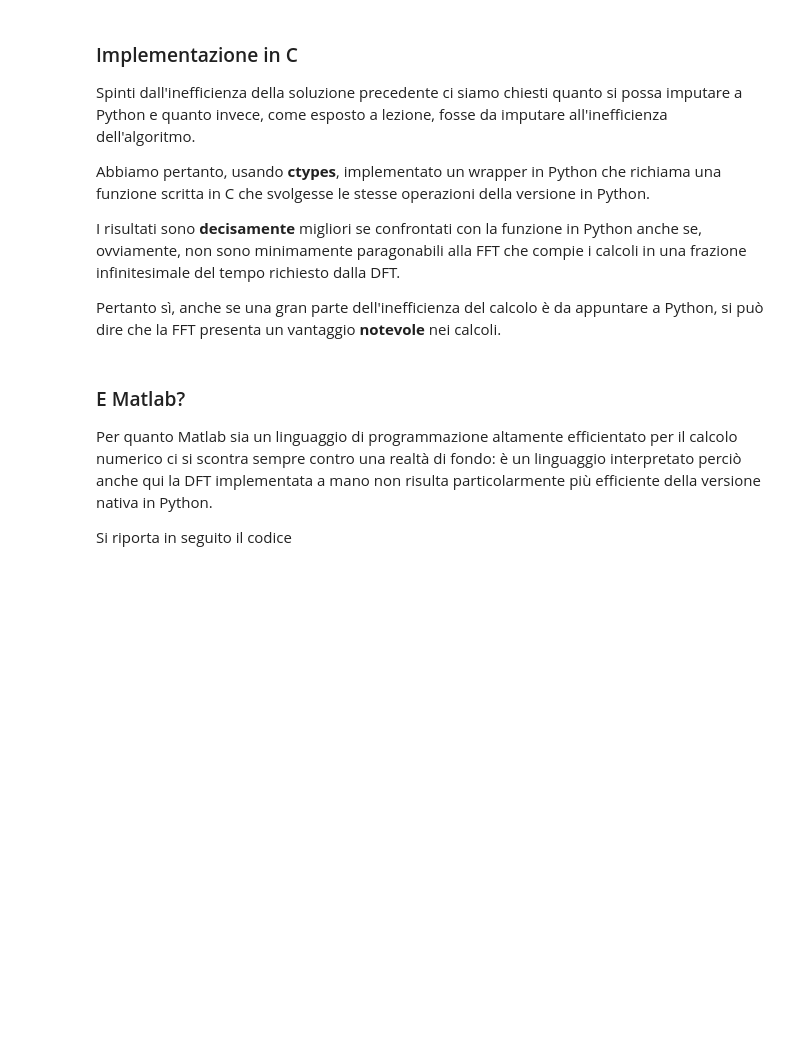
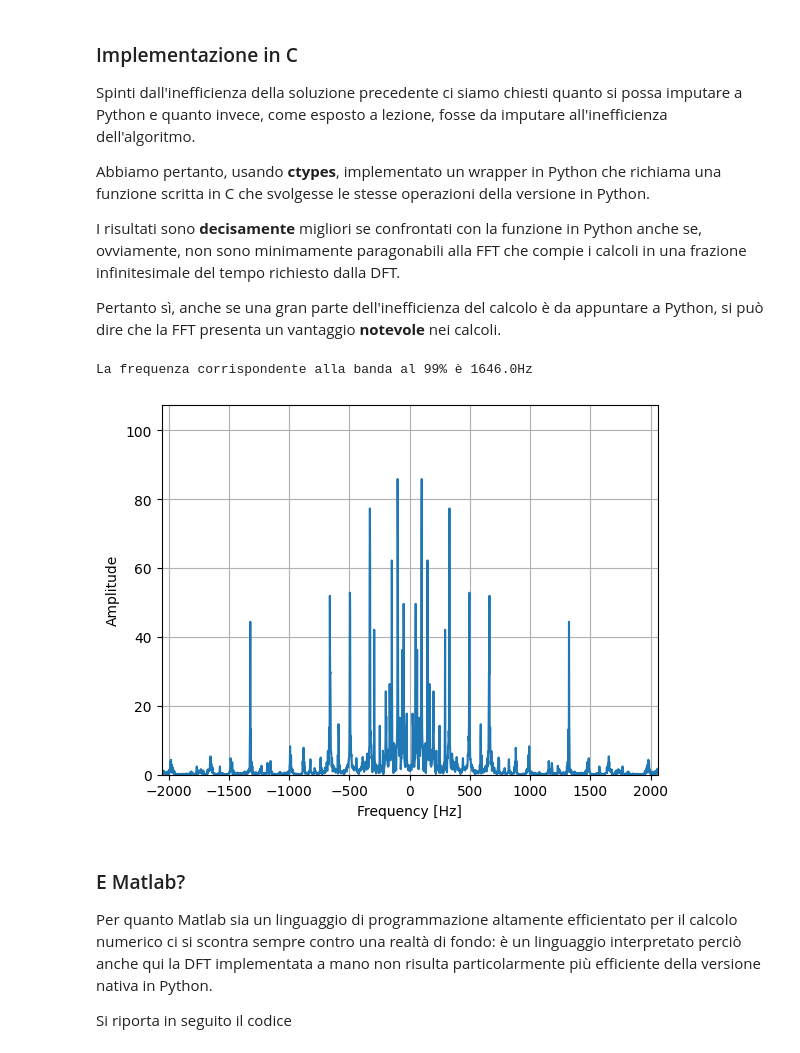
Before and after one commit to AlexF1789/homeworkTes, a Jupyter notebook: notebook/notebook.ipynb, the cells around one changed output. Saved outputs shown, nothing was run; the diff lists cells and outputs as text; code cells hidden in the pictures; blank space fills up the shorter version.

```diff
--- a/notebook/notebook.ipynb
+++ b/notebook/notebook.ipynb
@@ -97,19 +108,24 @@ Pertanto sì, anche se una gran parte dell'inefficienza del calcolo è da appunt
 # %%
 # calcoliamo la FFT sugli N campioni compresi tra 1 e 2 secondi (24000 campioni su 48000 campioni al secondo)
 dft_c = tes.dft_c(audio[N:2*N]) # qui non chiamiamo abs perché viene già calcolato da C
 
 # calcoliamo lo spettro
 spettro_dft_c = tes.get_spettro(dft_c)
 
-# calcoliamo il limite di frequenza per avere la banda al 90% del segnale
-max_freq_banda = tes.get_limite_banda(spettro_dft_c, Df, 90)
-print(f"La frequenza corrispondente alla banda al 90% è {max_freq_banda}Hz")
+# calcoliamo il limite di frequenza per avere la banda al 99% del segnale
+max_freq_banda = tes.get_limite_banda(spettro_dft_c, Df, 99)
+print(f"La frequenza corrispondente alla banda al 99% è {max_freq_banda}Hz")
 
 # plottiamo lo spettro del segnale
-plt.plot(x_axis, tes.shift(spettro_dft_c))
+plt.plot(x_axis, tes.shift(dft_c))
 plt.grid(True)
-plt.axis([-max_freq_banda*1.25, max_freq_banda*1.25, 0, 1.25 * np.max(spettro_dft_c)])
+plt.axis([-max_freq_banda*1.25, max_freq_banda*1.25, 0, 1.25 * np.max(dft_c)])
+plt.xlabel("Frequency [Hz]")
+plt.ylabel("Amplitude")
 plt.show()
+# %% [output]
+La frequenza corrispondente alla banda al 99% è 1646.0Hz
+[figure, added]
 # %% [markdown]
 ### E Matlab?
 
```
Also changed, not shown: parts of 8 cells of this notebook.
